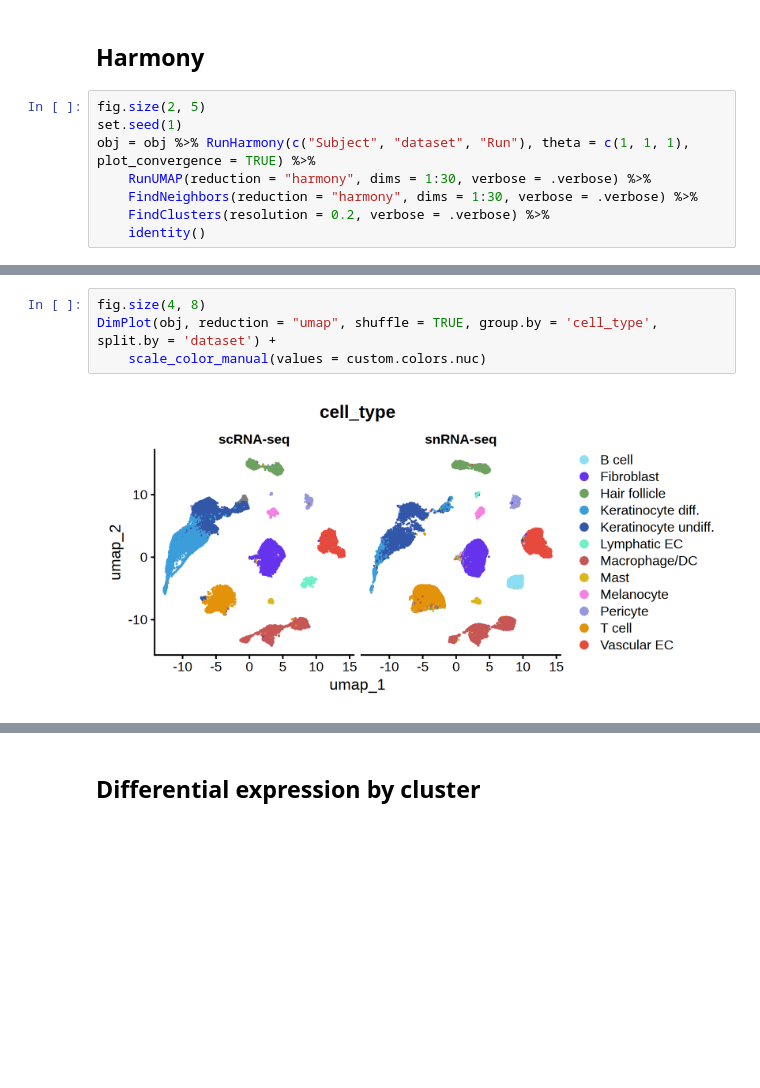
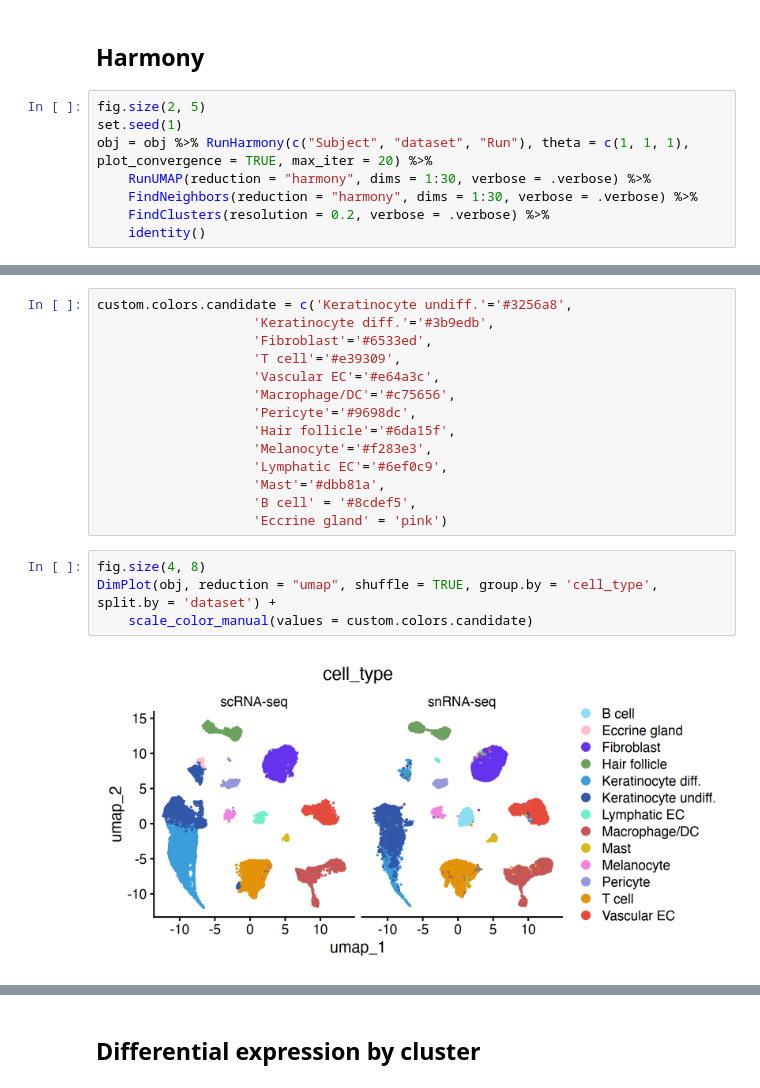
Before and after one commit to joycekang/resiquimod_ctcl, a Jupyter notebook: _notebooks/03_merge_datasets_label_cell_types.ipynb, the cells around one changed output, grey strips where cells are left out. Saved outputs shown, nothing was run; the diff lists cells and outputs as text; blank space fills up the shorter version.

```diff
--- a/_notebooks/03_merge_datasets_label_cell_types.ipynb
+++ b/_notebooks/03_merge_datasets_label_cell_types.ipynb
@@ -121,7 +121,7 @@ Also defined by ‘BiocGenerics’
 # %%
 fig.size(2, 5)
 set.seed(1)
-obj = obj %>% RunHarmony(c("Subject", "dataset", "Run"), theta = c(1, 1, 1), plot_convergence = TRUE) %>%
+obj = obj %>% RunHarmony(c("Subject", "dataset", "Run"), theta = c(1, 1, 1), plot_convergence = TRUE, max_iter = 20) %>%
     RunUMAP(reduction = "harmony", dims = 1:30, verbose = .verbose) %>%
     FindNeighbors(reduction = "harmony", dims = 1:30, verbose = .verbose) %>%
     FindClusters(resolution = 0.2, verbose = .verbose) %>%
@@ -148,9 +156,23 @@ Also defined by ‘BiocGenerics’
+# %%
+custom.colors.candidate = c('Keratinocyte undiff.'='#3256a8',
+                    'Keratinocyte diff.'='#3b9edb',
+                    'Fibroblast'='#6533ed',
+                    'T cell'='#e39309',
+                    'Vascular EC'='#e64a3c',
+                    'Macrophage/DC'='#c75656',
+                    'Pericyte'='#9698dc',
+                    'Hair follicle'='#6da15f',
+                    'Melanocyte'='#f283e3',
+                    'Lymphatic EC'='#6ef0c9',
+                    'Mast'='#dbb81a',
+                    'B cell' = '#8cdef5',
+                    'Eccrine gland' = 'pink')
 # %%
 fig.size(4, 8)
 DimPlot(obj, reduction = "umap", shuffle = TRUE, group.by = 'cell_type', split.by = 'dataset') +
-    scale_color_manual(values = custom.colors.nuc)
+    scale_color_manual(values = custom.colors.candidate)
 # %% [output]
-[figure, old version]
+[figure, new version]
 # %%
 fig.size(4, 8)
 DimPlot(obj, reduction = "umap", shuffle = TRUE, group.by = 'seurat_clusters', split.by = 'dataset', label = TRUE)
```
Also changed, not shown: parts of 13 cells of this notebook, 14 other files.
